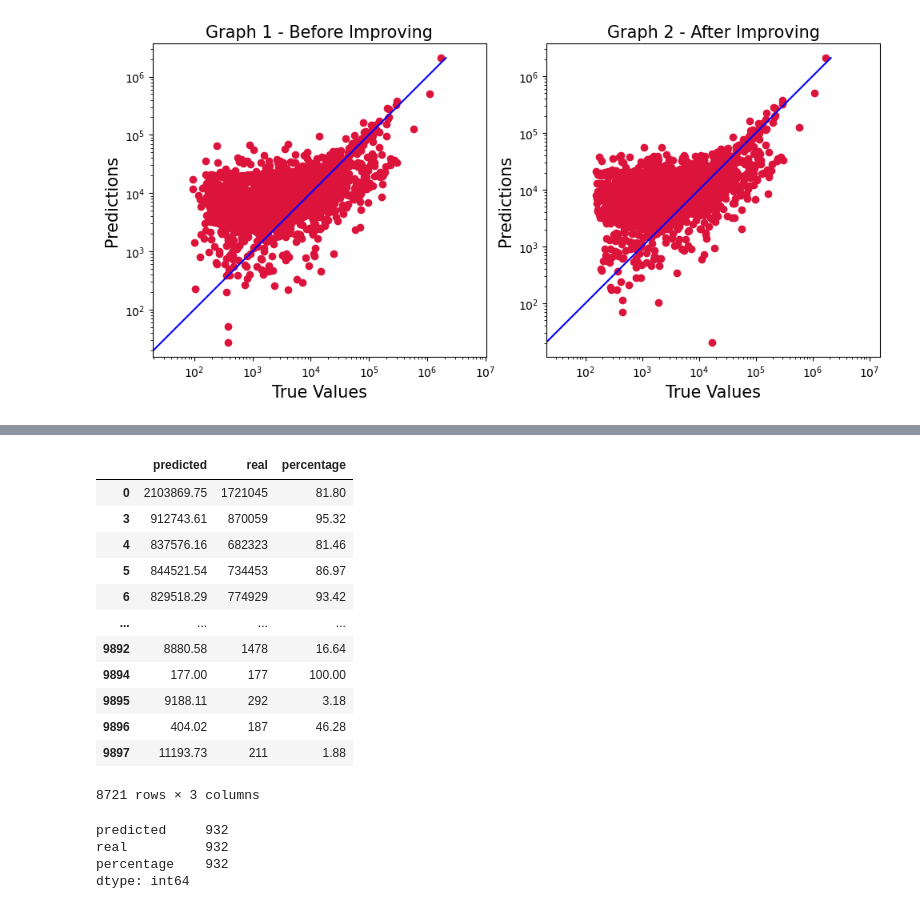
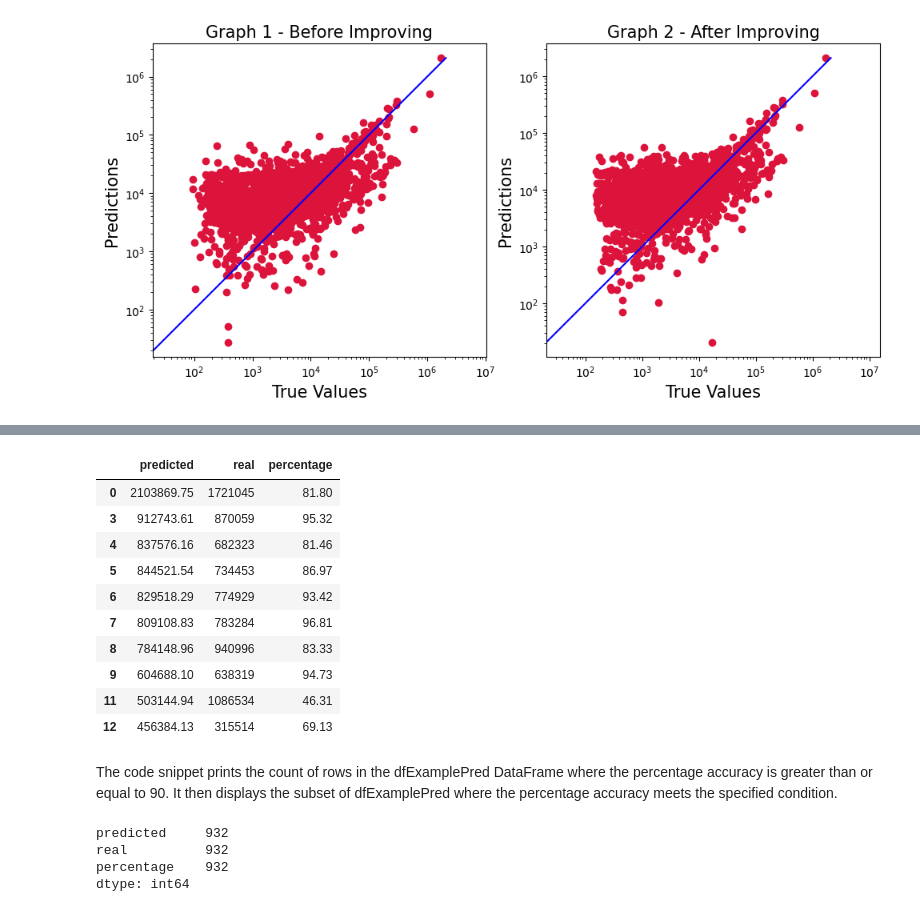
Before and after one commit to Yulisot/Udemy-Course-Success-Analysis-Exploring-Trends-and-Predicting-Course-Outcomes, a Jupyter notebook: Udemy_project .ipynb, the cells around one changed output, grey strips where cells are left out. Cells and saved outputs as stored; diff of their text form; code cells hidden in the pictures.

```diff
--- a/Udemy_project .ipynb
+++ b/Udemy_project .ipynb
@@ -253,7 +253,7 @@ The code creates a DataFrame (df) with various course details, such as the cours
 # %% [markdown]
 The code reads a CSV file named 'FullData.csv' and assigns its contents to a DataFrame named df.
 # %%
-df = pd.read_csv('FullData.csv')
+df = pd.read_csv('data/FullData.csv')
 # %% [markdown]
 The code modifies the 'Original Price' and 'Discounted Price' columns in the DataFrame df. It removes any non-numeric characters from the values using regular expressions. The column names are then renamed to 'Original Price Per NIS' and 'Discounted Price Per NIS', respectively.
 # %%
@@ -675,0 +671,17 @@ Normalized R-squared score: 0.7404
+# %%
+scaler = StandardScaler()
+X_train_scaled = scaler.fit_transform(X_train2)
+X_test_scaled = scaler.transform(X_test2)
+
+svm = SVR()
+svm.fit(X_train_scaled, y_train2)
+
+y_pred2 = svm.predict(X_test_scaled)
+
+r2_norm = r2_score(y_test2, y_pred2)
+mse = mean_squared_error(y_test2, y_pred2)
+mae = mean_absolute_error(y_test2, y_pred2)
+
+print("Normalized R-squared score:", r2_norm.round(4))
+print("Mean Squared Error:", mse.round(4))
+print("Mean Absolute Error:", mae.round(4))
@@ -675,0 +692,15 @@ Normalized R-squared score: 0.7404
+# %%
+rf = RandomForestRegressor(n_estimators=40)
+rf.fit(X_train2, y_train2)
+
+# Make predictions using the Random Forest Regression model
+y_pred2 = rf.predict(X_test2)
+
+# Calculate the R-squared score for the Random Forest Regression model
+r2_norm = r2_score(y_test2, y_pred2)
+mse = mean_squared_error(y_test2, y_pred2)
+mae = mean_absolute_error(y_test2, y_pred2)
+
+print("Normalized R-squared score:", r2_norm.round(4))
+print("Mean Squared Error:", mse.round(4))
+print("Mean Absolute Error:", mae.round(4))
@@ -676 +714,5 @@ Normalized R-squared score: 0.7404
+# %%
+LM = LinearRegression()
+LM.fit(X_train2, y_train2)
+y_pred2 = LM.predict(X_test2)
 # %% [markdown]
@@ -717,23 +782,23 @@ y_pred_example = LM.predict(dfExample)
 # %%
 dfExamplePred = pd.DataFrame({'predicted':y_pred_example.round(2),'real':Real_values})
 dfExamplePred['percentage'] = ((pd.DataFrame({'min_percentage': dfExamplePred['predicted'] / dfExamplePred['real'], 'max_percentage': dfExamplePred['real'] / dfExamplePred['predicted']})).min(axis=1) * 100).round(2)
 
 
-dfExamplePred
+dfExamplePred.head(10)
 # %% [output]
 |  | predicted | real | percentage |
 | 0 | 2103869.75 | 1721045 | 81.80 |
 | 3 | 912743.61 | 870059 | 95.32 |
 | 4 | 837576.16 | 682323 | 81.46 |
 | 5 | 844521.54 | 734453 | 86.97 |
 | 6 | 829518.29 | 774929 | 93.42 |
-| ... | ... | ... | ... |
-| 9892 | 8880.58 | 1478 | 16.64 |
-| 9894 | 177.00 | 177 | 100.00 |
-| 9895 | 9188.11 | 292 | 3.18 |
-| 9896 | 404.02 | 187 | 46.28 |
-| 9897 | 11193.73 | 211 | 1.88 |
+| 7 | 809108.83 | 783284 | 96.81 |
+| 8 | 784148.96 | 940996 | 83.33 |
+| 9 | 604688.10 | 638319 | 94.73 |
+| 11 | 503144.94 | 1086534 | 46.31 |
+| 12 | 456384.13 | 315514 | 69.13 |
-8721 rows × 3 columns
+# %% [markdown]
+The code snippet prints the count of rows in the dfExamplePred DataFrame where the percentage accuracy is greater than or equal to 90. It then displays the subset of dfExamplePred where the percentage accuracy meets the specified condition.
 # %%
 print(dfExamplePred[dfExamplePred['percentage'] >=90].count())
 dfExamplePred[dfExamplePred['percentage'] >= 90]
```
Also changed, not shown: parts of 32 cells of this notebook.
